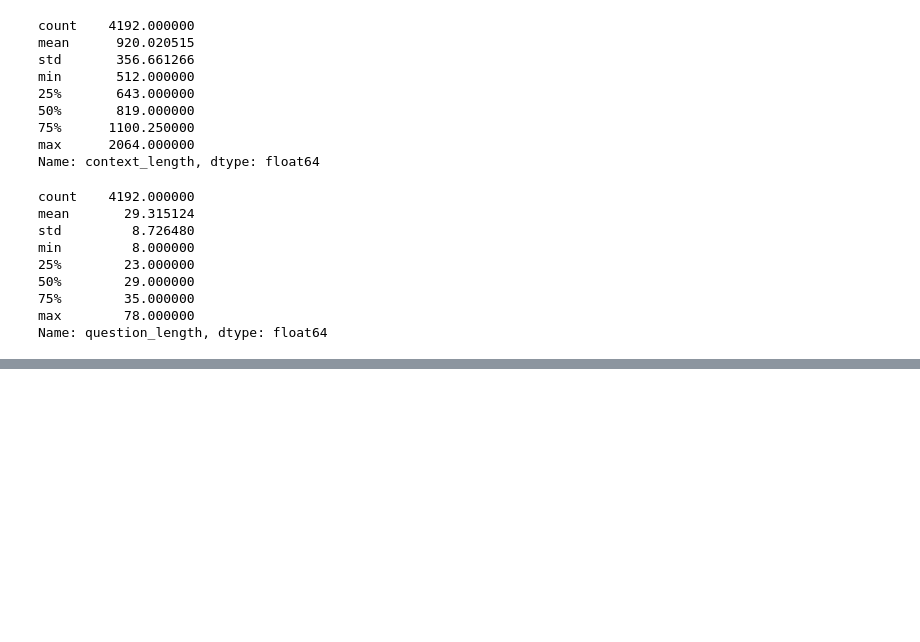
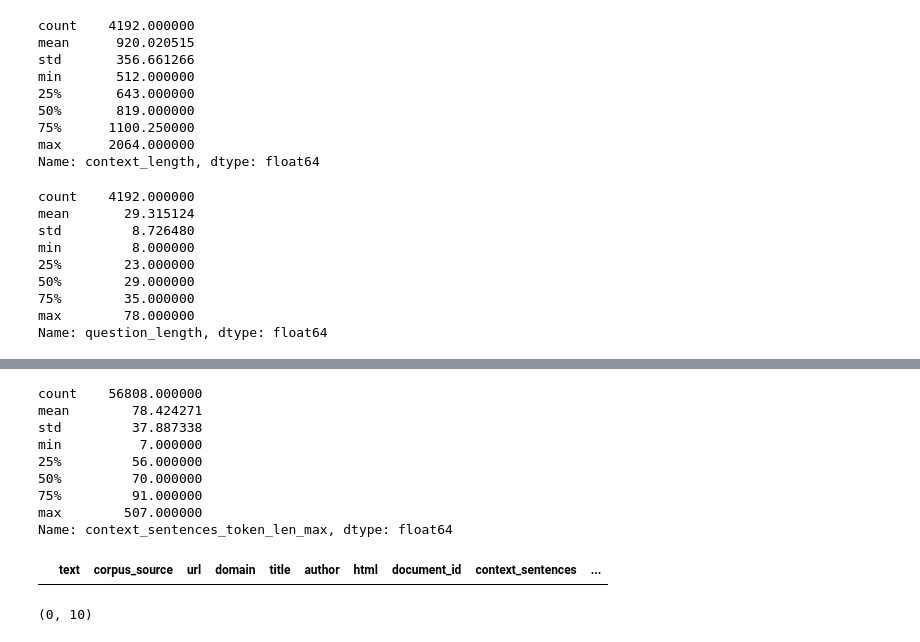
Before and after one commit to boostcampaitech7/level2-mrc-nlp-09, a Jupyter notebook: notebooks/EDA.ipynb, the cells around one changed output, grey strips where cells are left out. Saved outputs shown, nothing was run; the diff lists cells and outputs as text; code cells hidden in the pictures; blank space fills up the shorter version.

```diff
--- a/notebooks/EDA.ipynb
+++ b/notebooks/EDA.ipynb
@@ -123,0 +390,30 @@ Name: question_length, dtype: float64
+# %%
+# load wikipedia_documents_processed.json
+wiki_processed = pd.read_json('../data/preprocessed/wikipedia_documents_processed.json', orient='index')
+
+from sentence_transformers import SentenceTransformer
+
+model_name = "nlpai-lab/KoE5"
+model = SentenceTransformer(
+    model_name_or_path=model_name,
+    )
+tokenizer = model.tokenizer
+max_seq_length = min(model.max_seq_length, model[0].auto_model.config.max_position_embeddings)  # 최대 시퀀스 길이
+# %%
+df = check_token_length(wiki_processed, tokenizer, max_seq_length)
+df
+# %% [output]
+count    56808.000000
+mean        78.424271
+std         37.887338
+min          7.000000
+25%         56.000000
+50%         70.000000
+75%         91.000000
+max        507.000000
+Name: context_sentences_token_len_max, dtype: float64
+|  | text | corpus_source | url | domain | title | author | html | document_id | context_sentences | ... |
+# %%
+df.shape
+# %% [output]
+(0, 10)
```
Also changed, not shown: parts of 13 cells of this notebook, 5 other files.
